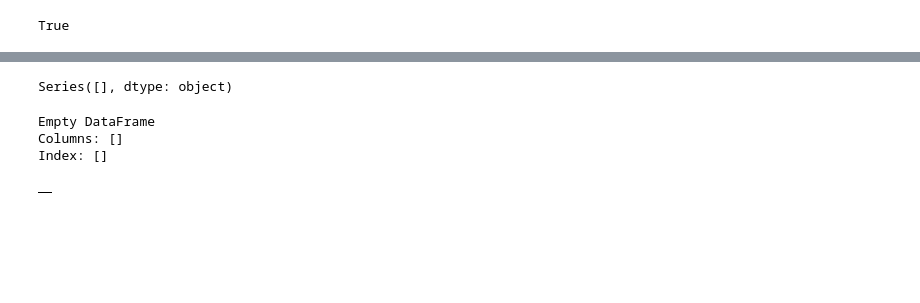
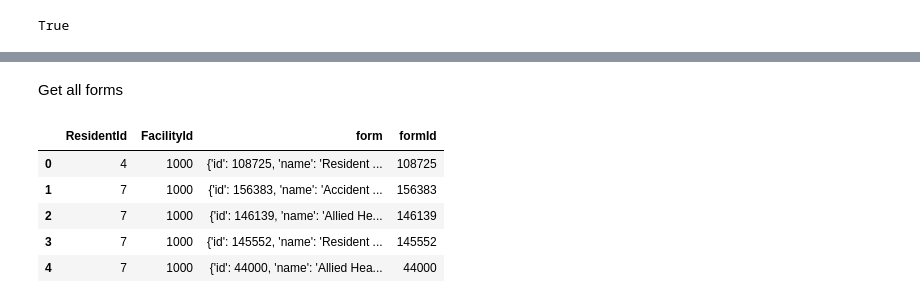
Before and after one commit to Halo-Labs-Australia/rockpool-CM-API, a Jupyter notebook: CM_API_NonSpark.ipynb, the cells around one changed output, grey strips where cells are left out. Saved outputs shown, nothing was run; the diff lists cells and outputs as text; code cells hidden in the pictures; blank space fills up the shorter version.

```diff
--- a/CM_API_NonSpark.ipynb
+++ b/CM_API_NonSpark.ipynb
@@ -65,0 +62,2 @@ residents_bulk_sync_url = ""
+# %% [markdown]
+Get all forms
@@ -83,27 +84,0 @@ for i, rec in enumerate(records[:5]):
-# %%
-df = pd.json_normalize(
-    records,
-    record_path=["items", "responses"],
-    meta=[
-        "formId",
-        "formVersion",
-        "status",
-        "dateCompleted",
-        ["items", "templateQuestion", "text"]
-    ],
-    record_prefix="resp_",
-    meta_prefix="meta_"
-)
-
-# 3. Rename that nested question‐text column
-df = df.rename(columns={"meta_items.templateQuestion.text": "question_text"})
-
-print(df.dtypes)
-# %% [output]
-Series([], dtype: object)
-# %%
-print(df.head(5))
-# %% [output]
-Empty DataFrame
-Columns: []
-Index: []
@@ -114,4 +85,27 @@ ddf = dd.from_pandas(df, npartitions=4)  # or read JSON directly with dask.bag/j
-# %%
-ddf.head(5)  # Display first 5 rows of the Dask DataFrame
-# %% [output]
-|  |
+# %%
+USER_ID = 2905
+form_list = []
+
+for _, row in df_residency.iterrows():
+    all_form_url = (
+        f"{cm_utility.BASE_URL}/api/AssessmentForms/GetResidentForms"
+        f"?residentId={row['ResidentId']}"
+        f"&facilityId={row['FacilityId']}"
+        f"&status=1&pageSize=100"
+        f"&userId={USER_ID}"
+    )
+
+    try:
+        forms = fetch_api(all_form_url, headers=headers)
+        # print(f"Got {len(forms)} forms for ResidentId {row['ResidentId']}") # For debugging
+
+        for form in forms:
+            form_record = {
+                "ResidentId": row["ResidentId"],
+                "FacilityId": row["FacilityId"],
+                "form": form  # raw full JSON
+            }
+            form_list.append(form_record)
+
+    except requests.HTTPError as e:
+        print(f"Error fetching data for ResidentId {row['ResidentId']}: {e}")
@@ -117,0 +115,9 @@ ddf.head(5)  # Display first 5 rows of the Dask DataFrame
+# %%
+df_forms_raw.head()
+# %% [output]
+|  | ResidentId | FacilityId | form | formId |
+| 0 | 4 | 1000 | {'id': 108725, 'name': 'Resident ... | 108725 |
+| 1 | 7 | 1000 | {'id': 156383, 'name': 'Accident ... | 156383 |
+| 2 | 7 | 1000 | {'id': 146139, 'name': 'Allied He... | 146139 |
+| 3 | 7 | 1000 | {'id': 145552, 'name': 'Resident ... | 145552 |
+| 4 | 7 | 1000 | {'id': 44000, 'name': 'Allied Hea... | 44000 |
```
Also changed, not shown: parts of 26 cells of this notebook, 1 other file.
